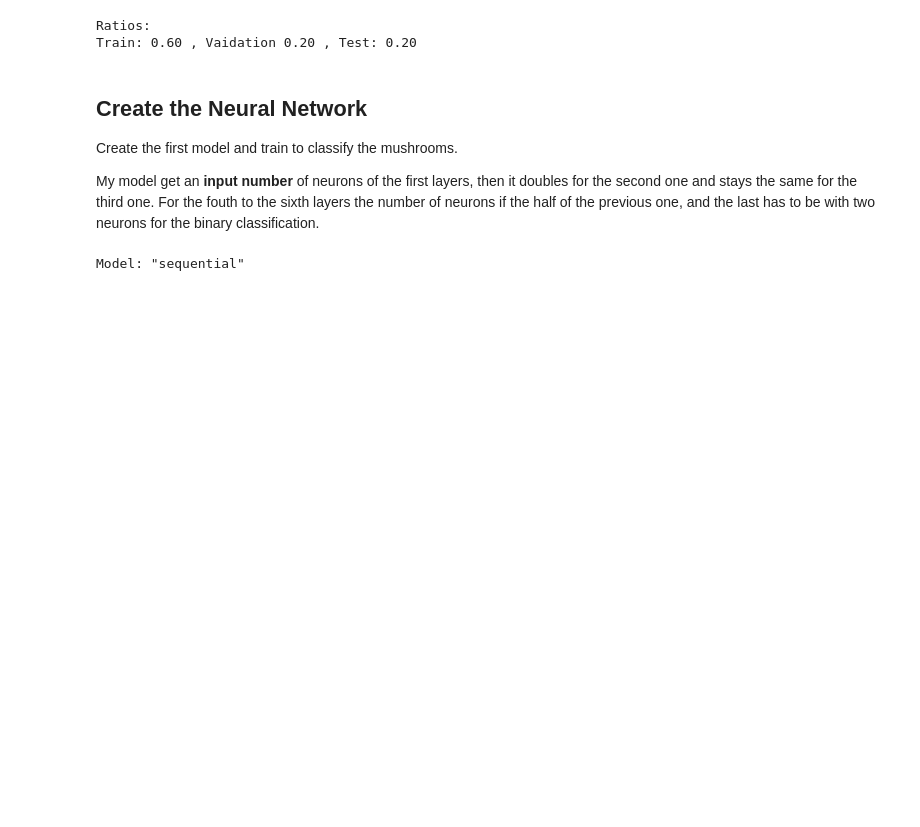
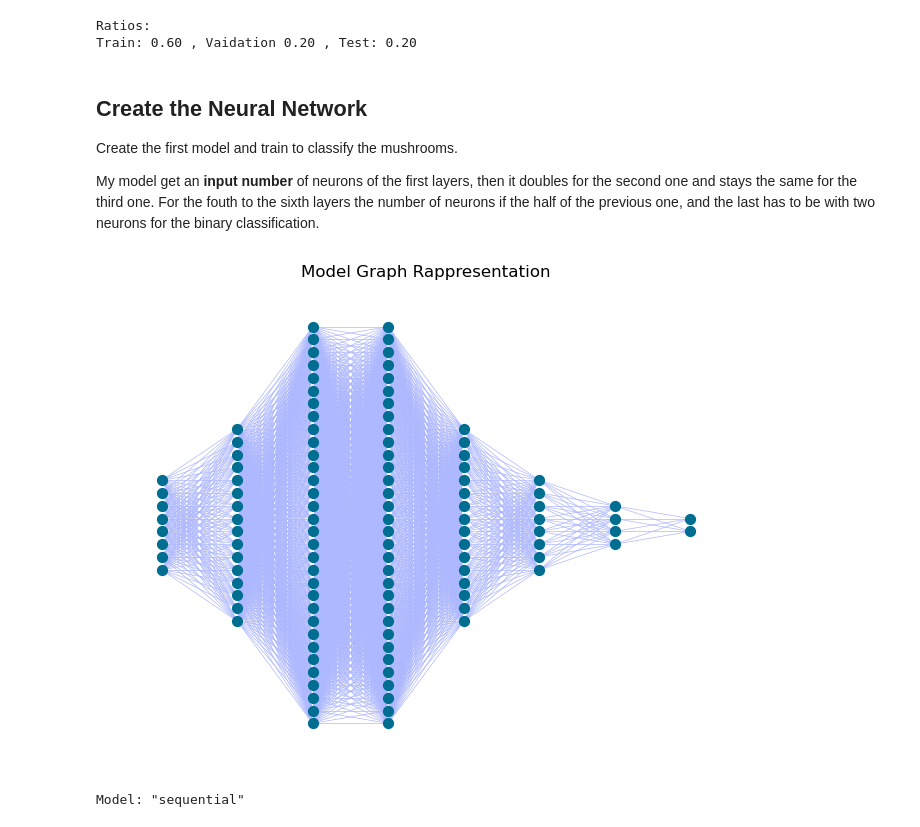
Before and after one commit to sergio-egm/Deep-Learning, a Jupyter notebook: Project/analize.ipynb, the cells around one changed output. Saved outputs shown, nothing was run; the diff lists cells and outputs as text; code cells hidden in the pictures; blank space fills up the shorter version.

```diff
--- a/Project/analize.ipynb
+++ b/Project/analize.ipynb
@@ -88,6 +216,61 @@ Train: 0.60 , Vaidation 0.20 , Test: 0.20
 Create the first model and train to classify the mushrooms.
 
 My model get an __input number__ of neurons of the first layers, then it doubles for the second one and stays the same for the third one.  For the fouth to the sixth layers the number of neurons if the half of the previous one, and the last has to be with two neurons for the binary classification.
+# %%
+G   = nx.Graph()
+pos = []
+
+for i in range(8):
+    G.add_node(i)
+    pos.append([0,.5*i-2])
+
+for i in range(16):
+    G.add_node(8+i)
+    pos.append([1,.5*i-4])
+    for j in range(8):
+        G.add_edge(j,8+i)
+
+for i in range(32):
+    G.add_node(24+i)
+    pos.append([2,.5*i-8])
+    for j in range(16):
+        G.add_edge(8+j,24+i)
+
+for i in range(32):
+    G.add_node(56+i)
+    pos.append([3,.5*i-8])
+    for j in range(32):
+        G.add_edge(24+j,56+i)
+
+for i in range(16):
+    G.add_node(88+i)
+    pos.append([4,.5*i-4])
+    for j in range(32):
+        G.add_edge(56+j,88+i)
+
+for i in range(8):
+    G.add_node(104+i)
+    pos.append([5,.5*i-2])
+    for j in range(16):
+        G.add_edge(88+j,104+i)
+
+for i in range(4):
+    G.add_node(112+i)
+    pos.append([6,.5*i-1])
+    for j in range(8):
+        G.add_edge(104+j,112+i)
+
+for i in range(2):
+    G.add_node(116+i)
+    pos.append([7,.5*i-.5])
+    for j in range(4):
+        G.add_edge(112+j,116+i)
+
+nx.draw(G , pos = pos , node_size = 50 , node_color = '#006E90' , edge_color = '#AEB8FE' , width = .5)
+plt.title('Model Graph Rappresentation')
+plt.show()
+# %% [output]
+[figure, added]
 # %%
 def create_model(init_nodes):
     model = keras.models.Sequential()
```
Also changed, not shown: parts of 57 cells of this notebook, 4 other files.
